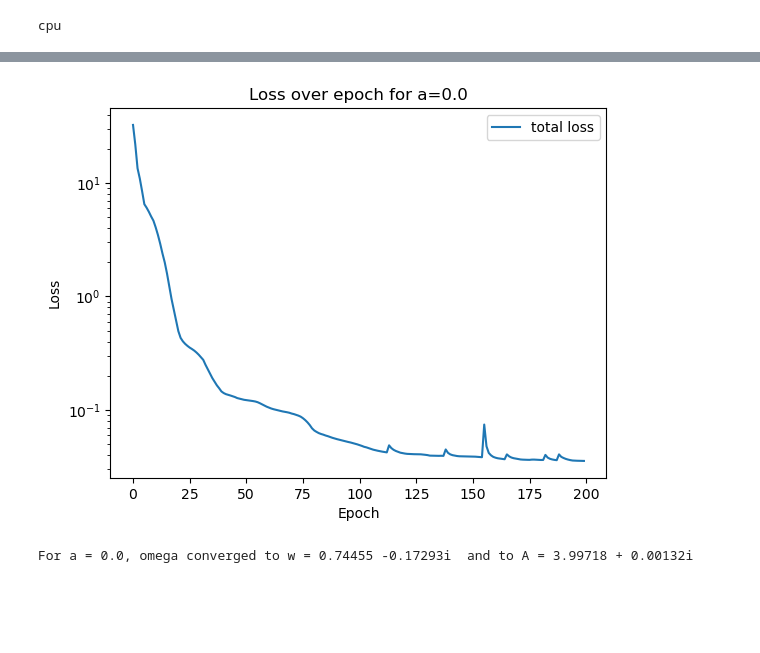
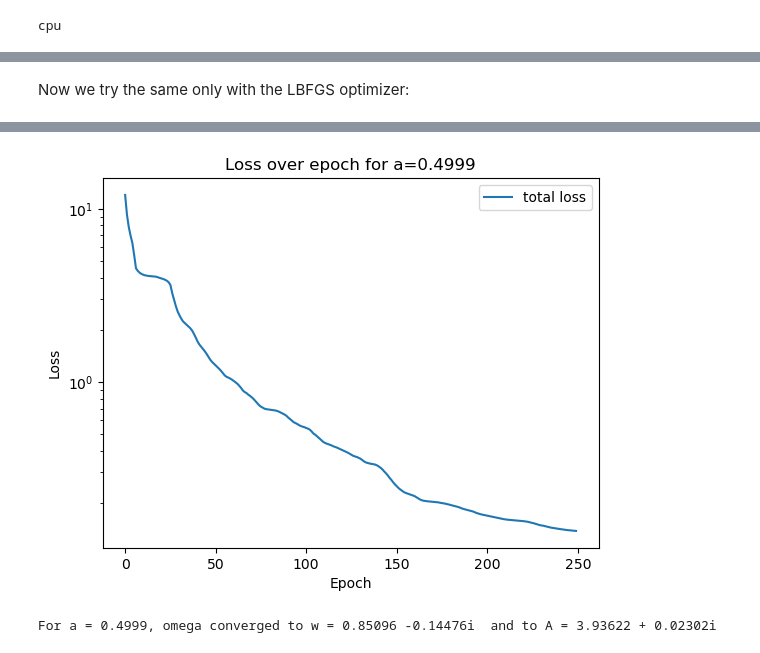
Before and after one commit to GuiSimplicio/PINNs_Teukolsky, a Jupyter notebook: ADAM+LFBGS.ipynb, the cells around one changed output, grey strips where cells are left out. Cells and saved outputs as stored; diff of their text form; code cells hidden in the pictures; blank space fills up the shorter version.

```diff
--- a/ADAM+LFBGS.ipynb
+++ b/ADAM+LFBGS.ipynb
@@ -10,7 +10,7 @@ print(device)
 # %% [output]
 cpu
 # %%
-def plot_losses(loss,a,lossF=None,lossG=None):
+def plot_losses(loss,a,optimiser_tuning = True,lossF=None,lossG=None):
     """
     Function that plots the evolution of the loss function(s) over the epoch.
     Receives as arguments:
@@ -31,6 +31,12 @@ def plot_losses(loss,a,lossF=None,lossG=None):
     plt.legend()
     plt.xlabel("Epoch")
     plt.ylabel("Loss")
+
+    if optimiser_tuning:
+        plt.savefig(f"losses_a{a}_Adam.png")
+    else:
+        plt.savefig(f"losses_a{a}_LBFGS.png")
+
     plt.show()
 # %%
 def F_terms(a,w,A,s,m,x):
@@ -358,6 +370,10 @@ for a in a_k_list:
         if((i+1)%10 == 0):
             print(f"LFBGS: a = {a}, loss at iteration {i+1} = {closure().item():.5f}")
 
+        # If the two last values of the loss are the same, within a tolerance of 1e-5, we stop the training:
+        if i > 0 and abs(loss_list[-1] - loss_list[-2]) < 1e-5:
+            break
+
     #Plot of the losses for each interesting a:
 
     plot_losses(loss_list, a)
@@ -482,3 +502,5 @@ LFBGS: a = 0.45, loss at iteration 100 = 0.02876
+# %% [markdown]
+Now we try the same only with the LBFGS optimizer:
 # %%
 # Set double precision as standard for torch
 #torch.set_default_dtype(torch.float32)
@@ -491,11 +513,11 @@ N_u = 100
 u = torch.linspace(-1,1,N_u).view(-1,1).requires_grad_(True)
 
 #a_k_list = [0.0,0.1,0.2,0.3,0.4,0.45,0.49,0.4999]
-a_k_list = [0.0]
+a_k_list = [0.4999]
 
 #Extract List of real and imaginary values of w
-w_real_list = []
-w_img_list = []
+w_real_list_LBFGS = []
+w_img_list_LBFGS = []
 
 for a in a_k_list:
 
@@ -507,10 +529,7 @@ for a in a_k_list:
     l,m = 2,0
     model = NeuralNetwork(l,m)
 
-    # Add Parameters to the optimisers (We use ADAM for the first 1000 iterations and LBFGS for the rest, avoiding local minima and then fine tuning the model)
-    optimiser = torch.optim.Adam(model.parameters(), lr=0.005)
-    #We also do a decay of the learning rate for the ADAM optimiser
-    optimiser_decay = torch.optim.lr_scheduler.ExponentialLR(optimizer = optimiser, gamma = 0.999)
+    # Add parameters to L-BFGS optimizer
     optimiser_tuning = torch.optim.LBFGS(model.parameters(), lr = 0.01)
 
     #Initialize the model of the loss
@@ -519,27 +538,6 @@ for a in a_k_list:
     #Initialize (empty lists) that store values for plots for each a
     loss_list = []
 
-    #Train the model with the ADAM optimiser
-    """
-
-    for i in range(1000):
-        optimiser.zero_grad()
-
-        loss = model_loss(x,u)
-
-        # backpropagate joint loss, take optimiser step
-        loss.backward()
-        optimiser.step()
-        optimiser_decay.step()
-
-        #record values of loss function
-        loss_list.append(loss.item())
-
-        #Print the loss every 100 iterations
-        if(((i+1)%100 == 0) or (i == 0) ):
-            print(f"Adam: a = {a}, loss at iteration {i+1} = {loss.item():.5f}")
-
-    """
     #Define the closure for the LBFGS optimiser
     def closure():
         optimiser_tuning.zero_grad()
@@ -548,21 +546,31 @@ for a in a_k_list:
         return loss
 
     #Train the model with the fine tuning optimiser
-    for i in range(200):
+    for i in range(250):
         optimiser_tuning.step(closure)
 
         #record values of loss function
         loss_list.append(closure().item())
         #Print the loss every 10 iterations
         if(((i+1)%10 == 0) or (i == 0) ):
+
             print(f"LFBGS: a = {a}, loss at iteration {i+1} = {closure().item():.5f}")
+
+            """
+            # If the two last values of the loss are the same, within a tolerance of 1e-5, we stop the training:
+            if i > 0 and abs(loss_list[-1] - loss_list[-10]) < 1e-5:
+                break
+
+            """
+
+
 
     #Plot of the losses for each interesting a:
 
-    plot_losses(loss_list, a)
+    plot_losses(loss_list, a, optimiser_tuning = False)
     print(f"For a = {a}, omega converged to w = {model.w_real.item():.5f} {model.w_img.item():.5f}i  and to A = {model.A_real.item():.5f} + {model.A_img.item():.5f}i")
     print(f" ")
     #Extract List of real and imaginary values of w
-    w_real_list.append(model.w_real.item())
-    w_img_list.append(model.w_img.item())
+    w_real_list_LBFGS.append(model.w_real.item())
+    w_img_list_LBFGS.append(model.w_img.item())
 # %% [output]
@@ -586,2 +594,2 @@ LFBGS: a = 0.0, loss at iteration 200 = 0.03560
-[figure, old version]
+[figure, new version]
-For a = 0.0, omega converged to w = 0.74455 -0.17293i  and to A = 3.99718 + 0.00132i
+For a = 0.4999, omega converged to w = 0.85096 -0.14476i  and to A = 3.93622 + 0.02302i
```
Also changed, not shown: parts of 7 cells of this notebook.
